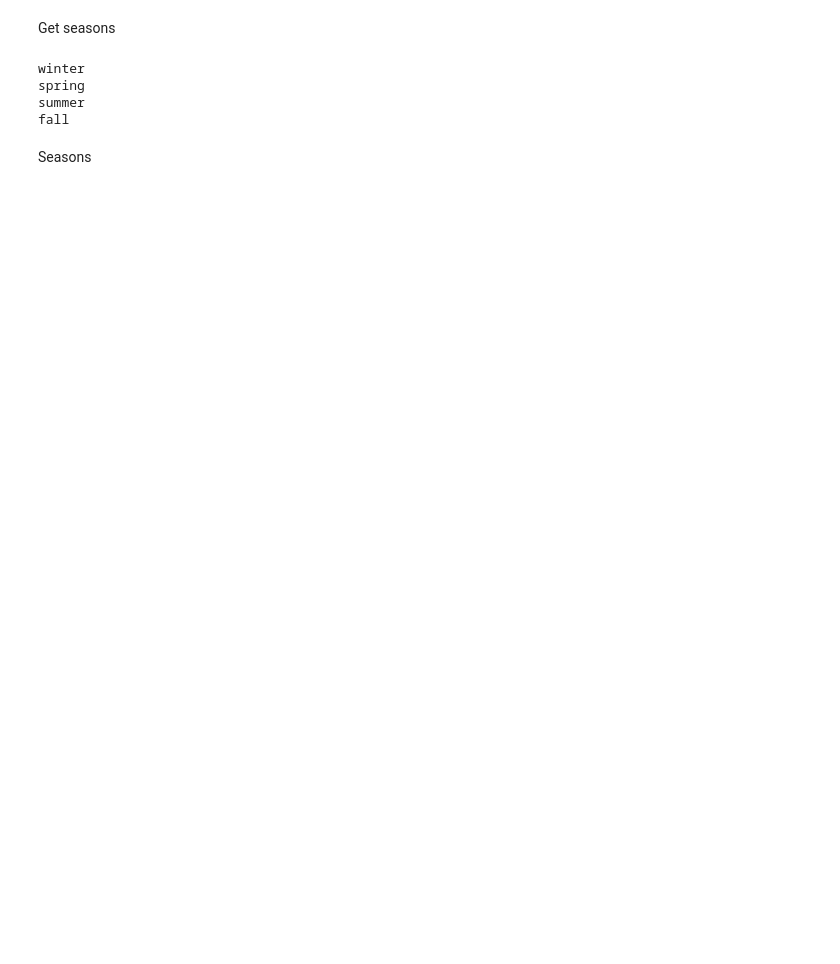
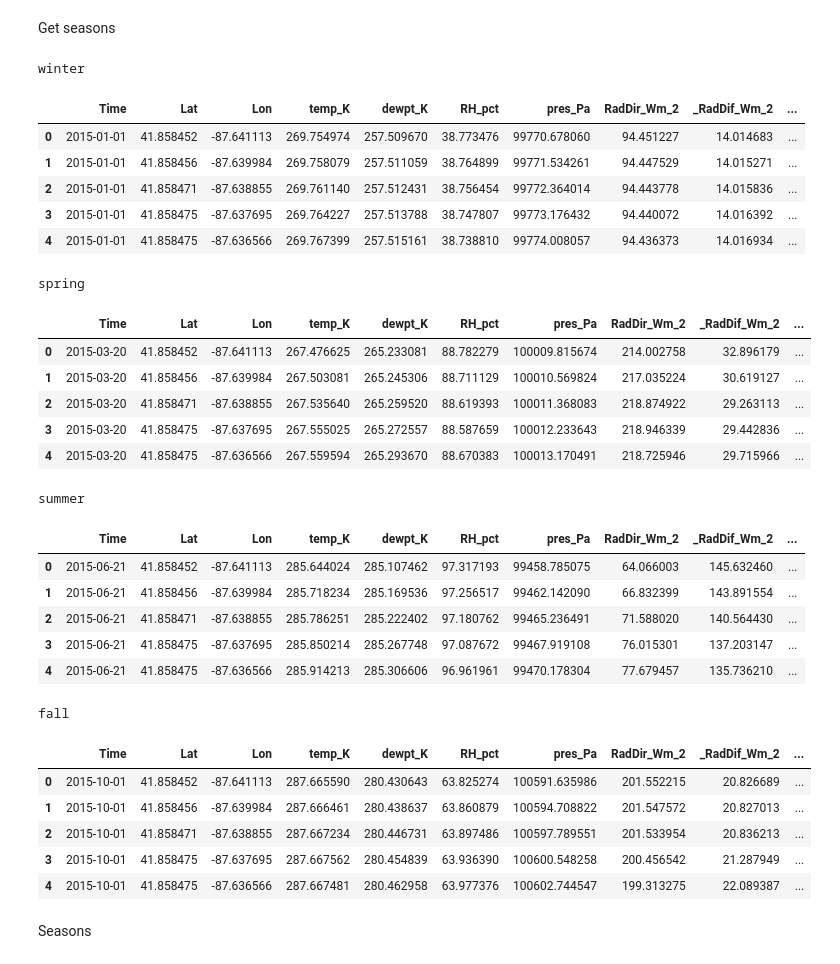
Before and after one commit to brilerner/SMC-2020, a Jupyter notebook: code/AVG WEATHER.ipynb, the cells around one changed output. Drawn from its saved outputs; the diff is of its cells as text; code cells hidden in the pictures; blank space fills up the shorter version.

```diff
--- a/code/AVG WEATHER.ipynb
+++ b/code/AVG WEATHER.ipynb
@@ -94,14 +114,39 @@ fall_range = pd.date_range(start=fall, end=end, freq='1D')
 # %%
 paired = [(winter_range, 'winter'), (spring_range, 'spring'), (summer_range, 'summer'), (fall_range, 'fall')]
 for rng,seas in paired:
-    save = fin[fin['Time'].isin(winter_range)].dropna().reset_index()
-    save.to_csv(f'temp/{seas}_avgs.csv')
+    save = fin[fin['Time'].isin(rng)].dropna().reset_index(drop=True)
+    save.to_csv(f'temp/avgs/{seas}.csv', index=False)
     print(seas)
+    display(save.head())
 # %% [output]
 winter
-spring
-summer
-fall
+|  | Time | Lat | Lon | temp_K | dewpt_K | RH_pct | pres_Pa | RadDir_Wm_2 | _RadDif_Wm_2 | ... |
+| 0 | 2015-01-01 | 41.858452 | -87.641113 | 269.754974 | 257.509670 | 38.773476 | 99770.678060 | 94.451227 | 14.014683 | ... |
+| 1 | 2015-01-01 | 41.858456 | -87.639984 | 269.758079 | 257.511059 | 38.764899 | 99771.534261 | 94.447529 | 14.015271 | ... |
+| 2 | 2015-01-01 | 41.858471 | -87.638855 | 269.761140 | 257.512431 | 38.756454 | 99772.364014 | 94.443778 | 14.015836 | ... |
+| 3 | 2015-01-01 | 41.858475 | -87.637695 | 269.764227 | 257.513788 | 38.747807 | 99773.176432 | 94.440072 | 14.016392 | ... |
+| 4 | 2015-01-01 | 41.858475 | -87.636566 | 269.767399 | 257.515161 | 38.738810 | 99774.008057 | 94.436373 | 14.016934 | ... |
+spring
+|  | Time | Lat | Lon | temp_K | dewpt_K | RH_pct | pres_Pa | RadDir_Wm_2 | _RadDif_Wm_2 | ... |
+| 0 | 2015-03-20 | 41.858452 | -87.641113 | 267.476625 | 265.233081 | 88.782279 | 100009.815674 | 214.002758 | 32.896179 | ... |
+| 1 | 2015-03-20 | 41.858456 | -87.639984 | 267.503081 | 265.245306 | 88.711129 | 100010.569824 | 217.035224 | 30.619127 | ... |
+| 2 | 2015-03-20 | 41.858471 | -87.638855 | 267.535640 | 265.259520 | 88.619393 | 100011.368083 | 218.874922 | 29.263113 | ... |
+| 3 | 2015-03-20 | 41.858475 | -87.637695 | 267.555025 | 265.272557 | 88.587659 | 100012.233643 | 218.946339 | 29.442836 | ... |
+| 4 | 2015-03-20 | 41.858475 | -87.636566 | 267.559594 | 265.293670 | 88.670383 | 100013.170491 | 218.725946 | 29.715966 | ... |
+summer
+|  | Time | Lat | Lon | temp_K | dewpt_K | RH_pct | pres_Pa | RadDir_Wm_2 | _RadDif_Wm_2 | ... |
+| 0 | 2015-06-21 | 41.858452 | -87.641113 | 285.644024 | 285.107462 | 97.317193 | 99458.785075 | 64.066003 | 145.632460 | ... |
+| 1 | 2015-06-21 | 41.858456 | -87.639984 | 285.718234 | 285.169536 | 97.256517 | 99462.142090 | 66.832399 | 143.891554 | ... |
+| 2 | 2015-06-21 | 41.858471 | -87.638855 | 285.786251 | 285.222402 | 97.180762 | 99465.236491 | 71.588020 | 140.564430 | ... |
+| 3 | 2015-06-21 | 41.858475 | -87.637695 | 285.850214 | 285.267748 | 97.087672 | 99467.919108 | 76.015301 | 137.203147 | ... |
+| 4 | 2015-06-21 | 41.858475 | -87.636566 | 285.914213 | 285.306606 | 96.961961 | 99470.178304 | 77.679457 | 135.736210 | ... |
+fall
+|  | Time | Lat | Lon | temp_K | dewpt_K | RH_pct | pres_Pa | RadDir_Wm_2 | _RadDif_Wm_2 | ... |
+| 0 | 2015-10-01 | 41.858452 | -87.641113 | 287.665590 | 280.430643 | 63.825274 | 100591.635986 | 201.552215 | 20.826689 | ... |
+| 1 | 2015-10-01 | 41.858456 | -87.639984 | 287.666461 | 280.438637 | 63.860879 | 100594.708822 | 201.547572 | 20.827013 | ... |
+| 2 | 2015-10-01 | 41.858471 | -87.638855 | 287.667234 | 280.446731 | 63.897486 | 100597.789551 | 201.533954 | 20.836213 | ... |
+| 3 | 2015-10-01 | 41.858475 | -87.637695 | 287.667562 | 280.454839 | 63.936390 | 100600.548258 | 200.456542 | 21.287949 | ... |
+| 4 | 2015-10-01 | 41.858475 | -87.636566 | 287.667481 | 280.462958 | 63.977376 | 100602.744547 | 199.313275 | 22.089387 | ... |
 # %%
 monthly.dropna().reset_index()#.to_csv(f'temp/monthly_avgs.csv')
 # %%
```
Also changed, not shown: parts of 9 cells of this notebook, 21 other files.
